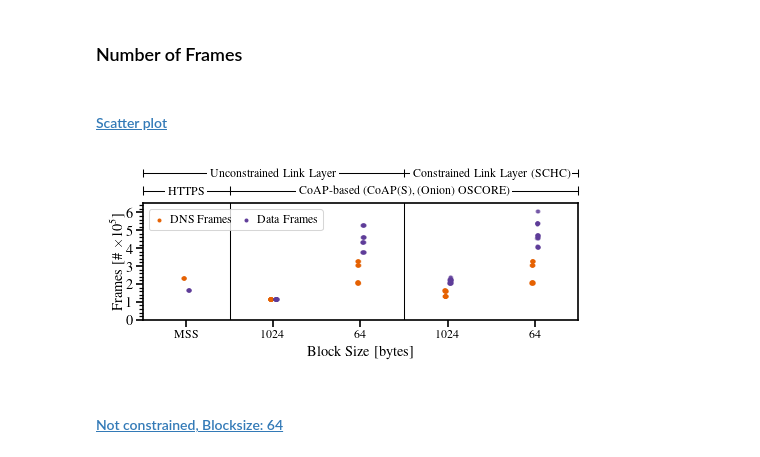
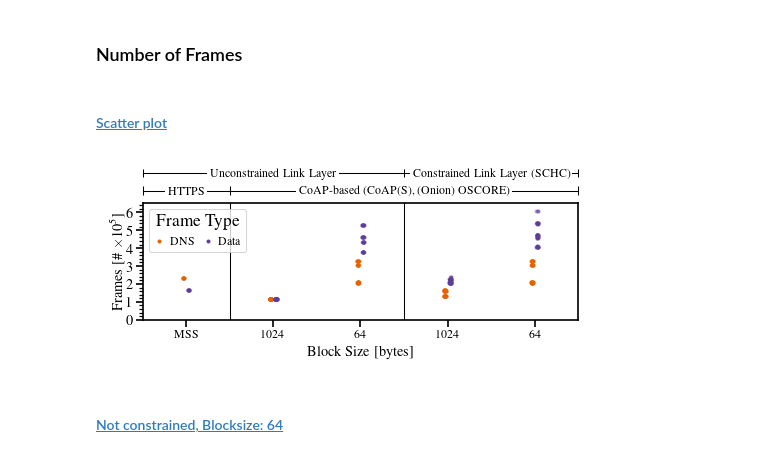
Before and after one commit to miri64/artifacts-eurosp26-doc-privacy, a Jupyter notebook: dataset_exploration.ipynb, the cells around one changed output. Cells and saved outputs as stored; diff of their text form; code cells hidden in the pictures.

```diff
--- a/dataset_exploration.ipynb
+++ b/dataset_exploration.ipynb
@@ -733,7 +970,7 @@ for scatter_range, frame_type in [
         pltstats[frame_type],
         alpha=0.3,
         s=2,
-        label=frame_type.title().replace("Dns", "DNS")
+        label=frame_type.title().replace("Dns", "DNS")[:-7]
     )
 
 #twinx = ax.twiny()
@@ -810,35 +1047,35 @@ for prot_span, label in [
         fontsize="xx-small",
         ha="center",
         va="center",
     )
 
 ax.axvline(0.5, linewidth=0.5, color="black")
 ax.axvline(2.5, linewidth=0.5, color="black", zorder=1)
 ax.set_xlabel(r"Block Size [bytes]", labelpad=3.0)
 
 ax.ticklabel_format(axis='y', style='sci', scilimits=(5,5))
 
 ax.set_ylim(0, YMAX)
 ax.set_yticks(numpy.arange(0, YMAX + 1, 100000))
 ax.set_yticks(numpy.arange(0, YMAX + 1, 20000), minor=True)
 
 ax.yaxis.offsetText.set_visible(False)
 ax.figure.canvas.draw()
 yoffset = ax.yaxis.get_major_formatter().get_offset()
 ax.set_ylabel(rf"Frames [\# {yoffset}]")
 
-legend = ax.legend(loc="upper left", ncol=2)
+legend = ax.legend(loc="upper left", ncol=2, title="Frame Type")
 for handle in legend.legend_handles:
     handle.set_alpha(1)
 
 filename = EVALUATION_DIR / "plots" / f"frames_scatter.pdf"
 matplotlib.pyplot.savefig(filename, bbox_inches="tight", pad_inches=0.01)
 display(Markdown(f"#### [Scatter plot]({filename.relative_to(EVALUATION_DIR)})"))
 
 matplotlib.pyplot.show()
 # %% [output]
 #### [Scatter plot](plots/frames_scatter.pdf)
-[figure, old version]
+[figure, new version]
 # %%
 for l2 in ["eth", "schc"]:
     for blocksize in [64, 1024]:
```
Also changed, not shown: parts of 1 cell of this notebook, 3 other files.
